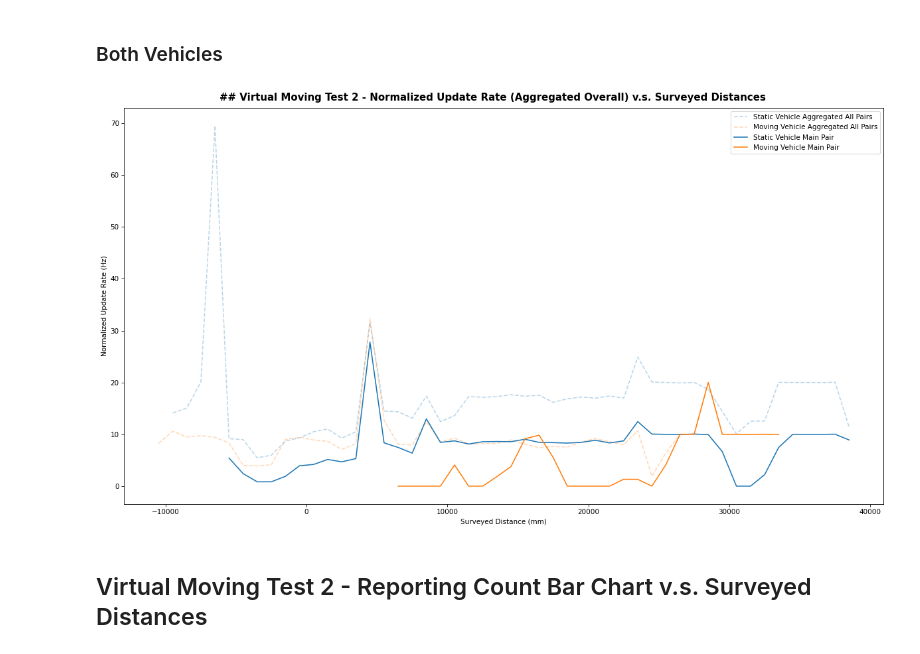
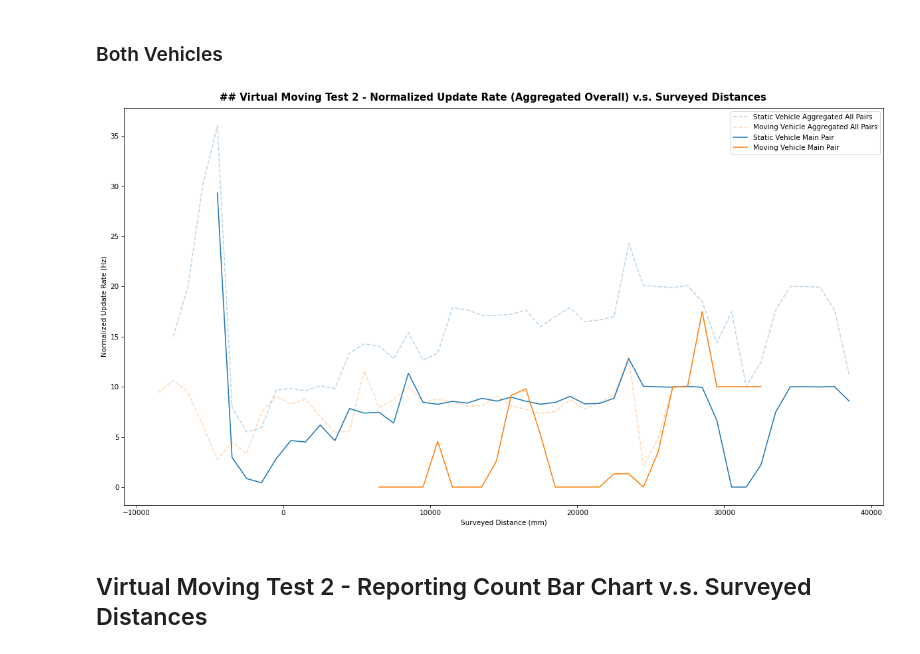
Before and after one commit to hegxiten/UWB-Lab-Rutgers-Rail, a Jupyter notebook: UWB_Ranging_System_Design_and_Testing/uwb_ranging_fieldtest_results/CONCISE_virtual_moving_test.ipynb, the cells around one changed output. Drawn from its saved outputs; the diff is of its cells as text; code cells hidden in the pictures.

```diff
--- a/UWB_Ranging_System_Design_and_Testing/uwb_ranging_fieldtest_results/CONCISE_virtual_moving_test.ipynb
+++ b/UWB_Ranging_System_Design_and_Testing/uwb_ranging_fieldtest_results/CONCISE_virtual_moving_test.ipynb
@@ -543,26 +543,25 @@ plt.show()
 # %%
 titlename = "## Virtual Moving Test 2 - Normalized Update Rate (Aggregated Overall) v.s. Surveyed Distances"
 dist_binsize = 200 if not test_preset_map.get('dist_interval_size') else test_preset_map.get('dist_interval_size')
-interval_idx_stats = defaultdict(dict)
+interval_idx_stats_map = defaultdict(dict)
 for veh_dist_idx_df_list in [list_df_dist_idx_static, list_df_dist_idx_moving]:
     veh = veh_dist_idx_df_list[0]['Initiating Vehicle'].unique()[0]
-    interval_idx_stats[veh]['aggregated'] = dist_interval_idx_df_by_veh_all_tests(veh_dist_idx_df_list, dist_binsize)
-    interval_idx_stats[veh]['main'] = dist_interval_idx_df_by_veh_all_tests(  veh_dist_idx_df_list,
+    interval_idx_stats_map[veh]['aggregated'] = dist_interval_idx_df_by_veh_all_tests(veh_dist_idx_df_list, dist_binsize)
+    interval_idx_stats_map[veh]['main'] = dist_interval_idx_df_by_veh_all_tests(  veh_dist_idx_df_list,
                                                                                 dist_binsize,
                                                                                 test_preset_map[veh]['main_master'],
                                                                                 test_preset_map[veh]['master_slave_mapping'][test_preset_map[veh]['main_master']][0])
 figure = plt.figure(figsize=(16, 9), dpi=test_preset_map['PLOTTING_DPI'])
 figure.suptitle(titlename, fontsize='x-large', fontweight='bold')
 plot_dist_idx_udpate_rate(      figure,
-                                list_df_dist_idx_static,
-                                list_df_dist_idx_moving,
+                                interval_idx_stats_map,
                                 STATIC_VEH,
                                 MOVING_VEH,
                                 test_preset_map,
                                 dist_bin=dist_binsize)
 plt.show()
 # %% [output]
-[figure, old version]
+[figure, new version]
 # %% [markdown]
 ## Virtual Moving Test 2 - Reporting Count Bar Chart v.s. Surveyed Distances
 # %% [markdown]
```
Also changed, not shown: parts of 7 cells of this notebook, 7 other files.
